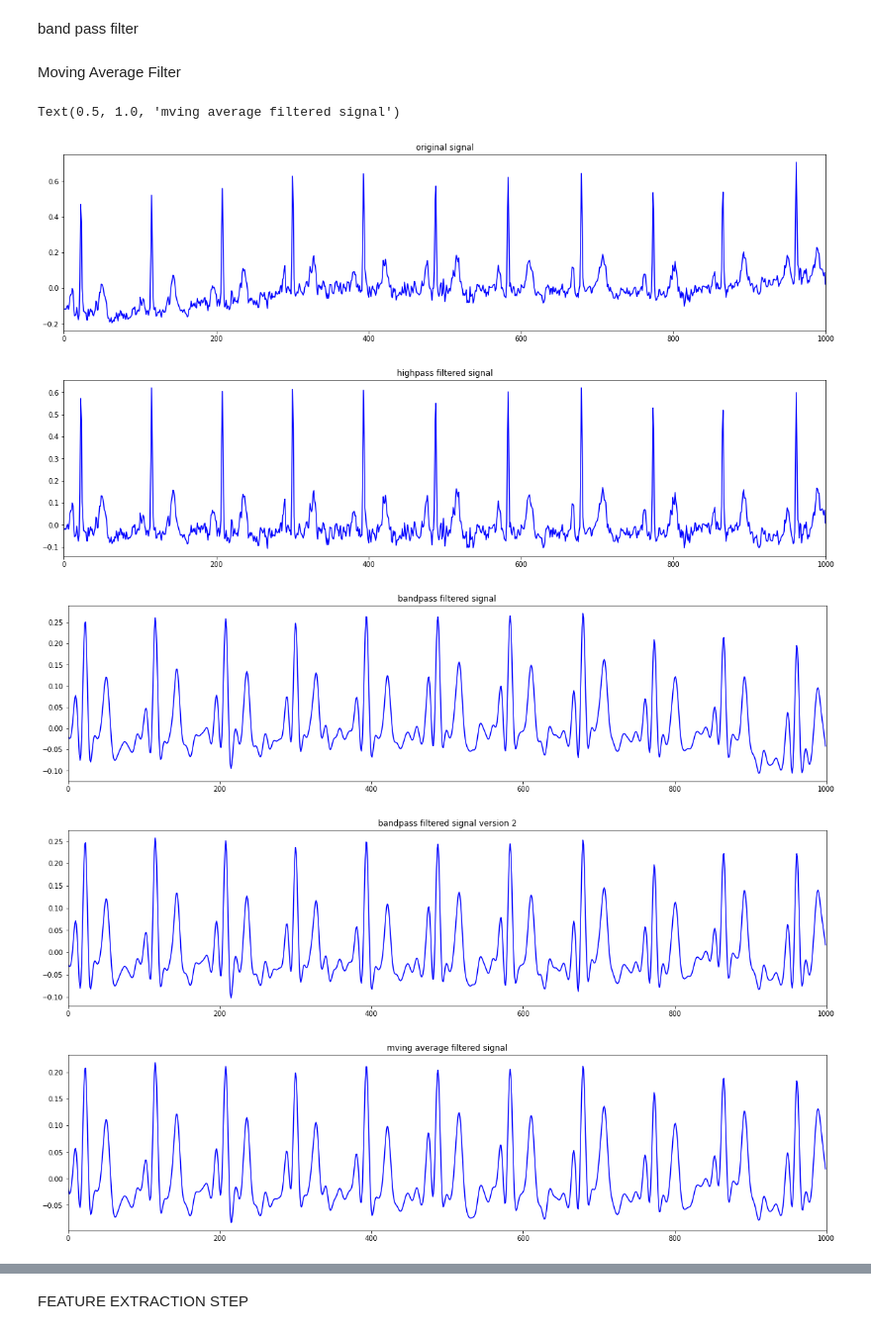
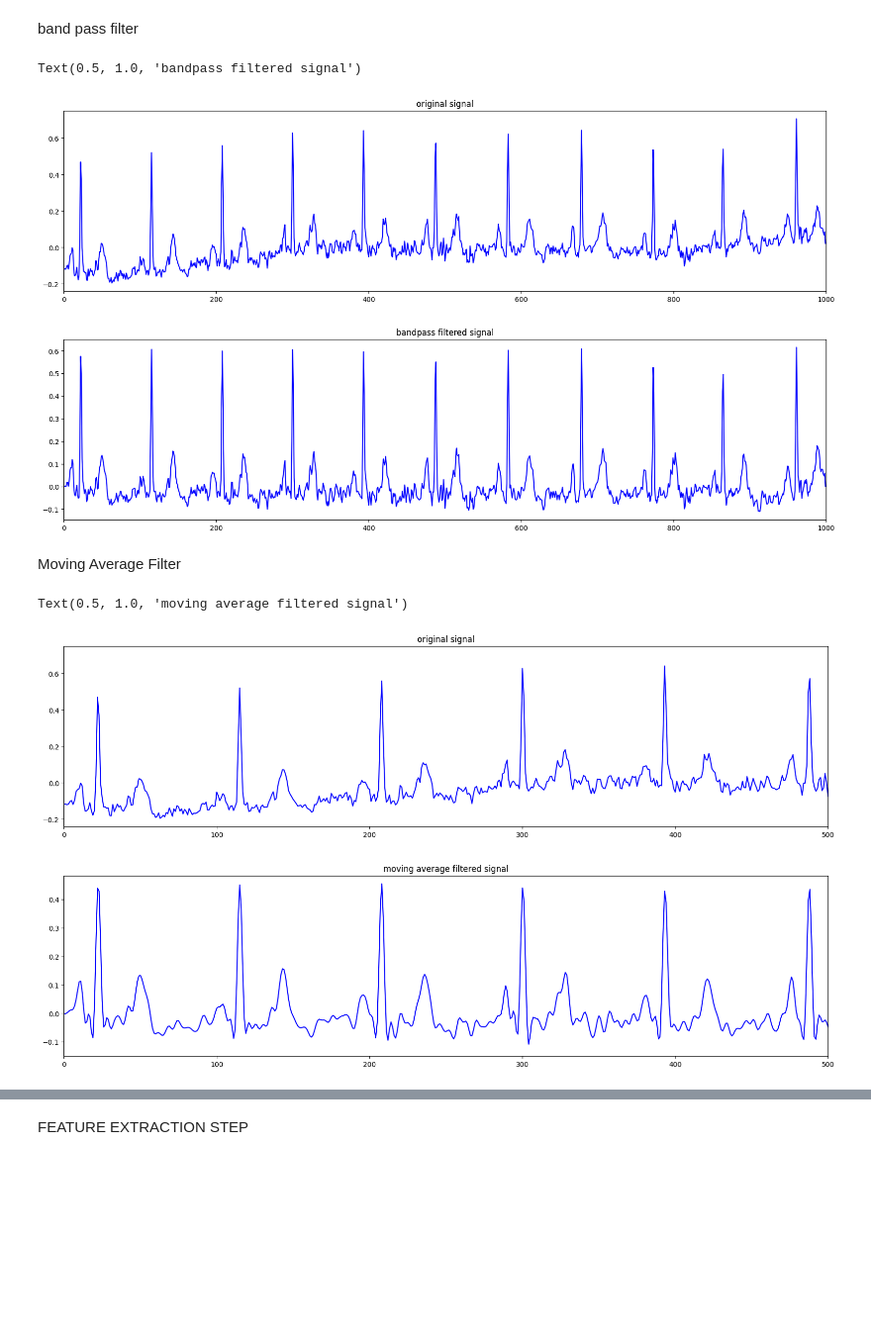
Before and after one commit to donyafiuji/ECG-diagnosis, a Jupyter notebook: data.ipynb, the cells around one changed output, grey strips where cells are left out. Shown at 99% size. Saved outputs shown, nothing was run; the diff lists cells and outputs as text; code cells hidden in the pictures; blank space fills up the shorter version.

```diff
--- a/data.ipynb
+++ b/data.ipynb
@@ -188,3 +230,21 @@ for sig in range(X.shape[0]):
+# %%
+fig = plt.figure(figsize=(20, 20))
+grid = plt.GridSpec(3, 1, hspace=0.6)
+arr_signal = fig.add_subplot(grid[0, 0])
+arr_signal.plot(X[0].T[0][:], color = 'blue')
+arr_signal.set_xlim(0, 1000)
+plt.title('original signal')
+
+fig = plt.figure(figsize=(20, 20))
+grid = plt.GridSpec(3, 1, hspace=0.6)
+arr_signal = fig.add_subplot(grid[0, 0])
+arr_signal.plot(filtered, color = 'blue')
+arr_signal.set_xlim(0, 1000)
+plt.title('bandpass filtered signal')
+# %% [output]
+Text(0.5, 1.0, 'bandpass filtered signal')
+[figure, added]
+[figure, added]
 # %%
 import scipy.signal as signal
 Highpassesfiltered_data_version2 = np.zeros((21799, 12, 1000))
@@ -214,42 +274,39 @@ for sig in range(Highpassesfiltered_data_version2.shape[0]):
 # %%
 fig = plt.figure(figsize=(20, 20))
 grid = plt.GridSpec(3, 1, hspace=0.6)
 arr_signal = fig.add_subplot(grid[0, 0])
 arr_signal.plot(X[0].T[0][:], color = 'blue')
-arr_signal.set_xlim(0, 1000)
+arr_signal.set_xlim(0, 500)
 plt.title('original signal')
 
 fig = plt.figure(figsize=(20, 20))
 grid = plt.GridSpec(3, 1, hspace=0.6)
 arr_signal = fig.add_subplot(grid[0, 0])
-arr_signal.plot(loaded_highpassedfiltered_signal[0][0], color = 'blue')
-arr_signal.set_xlim(0, 1000)
-plt.title('highpass filtered signal')
+arr_signal.plot(filtered, color = 'blue')
+arr_signal.set_xlim(0, 500)
+plt.title('moving average filtered signal')
 
-fig = plt.figure(figsize=(20, 20))
-grid = plt.GridSpec(3, 1, hspace=0.6)
-arr_signal = fig.add_subplot(grid[0, 0])
-arr_signal.plot(filtered_data_newversion[0][0], color = 'blue')
-arr_signal.set_xlim(0, 1000)
-plt.title('bandpass filtered signal')
+# fig = plt.figure(figsize=(20, 20))
+# grid = plt.GridSpec(3, 1, hspace=0.6)
+# arr_signal = fig.add_subplot(grid[0, 0])
+# arr_signal.plot(filtered_data_newversion[0][0], color = 'blue')
+# arr_signal.set_xlim(0, 1000)
+# plt.title('bandpass filtered signal')
 
-fig = plt.figure(figsize=(20, 20))
-grid = plt.GridSpec(3, 1, hspace=0.6)
-arr_signal = fig.add_subplot(grid[0, 0])
-arr_signal.plot(Highpassesfiltered_data_version2[0][0], color = 'blue')
-arr_signal.set_xlim(0, 1000)
-plt.title('bandpass filtered signal version 2')
+# fig = plt.figure(figsize=(20, 20))
+# grid = plt.GridSpec(3, 1, hspace=0.6)
+# arr_signal = fig.add_subplot(grid[0, 0])
+# arr_signal.plot(Highpassesfiltered_data_version2[0][0], color = 'blue')
+# arr_signal.set_xlim(0, 1000)
+# plt.title('bandpass filtered signal version 2')
 
-fig = plt.figure(figsize=(20, 20))
-grid = plt.GridSpec(3, 1, hspace=0.6)
-arr_signal = fig.add_subplot(grid[0, 0])
-arr_signal.plot(MovingAvarage_filtered[0][0], color = 'blue')
-arr_signal.set_xlim(0, 1000)
-plt.title('mving average filtered signal')
+# fig = plt.figure(figsize=(20, 20))
+# grid = plt.GridSpec(3, 1, hspace=0.6)
+# arr_signal = fig.add_subplot(grid[0, 0])
+# arr_signal.plot(MovingAvarage_filtered[0][0], color = 'blue')
+# arr_signal.set_xlim(0, 1000)
+# plt.title('mving average filtered signal')
 # %% [output]
-Text(0.5, 1.0, 'mving average filtered signal')
+Text(0.5, 1.0, 'moving average filtered signal')
-[figure, old version]
+[figure, new version]
-[figure, old version]
+[figure, new version]
-[figure, removed]
-[figure, removed]
-[figure, removed]
```
Also changed, not shown: parts of 10 cells of this notebook.
